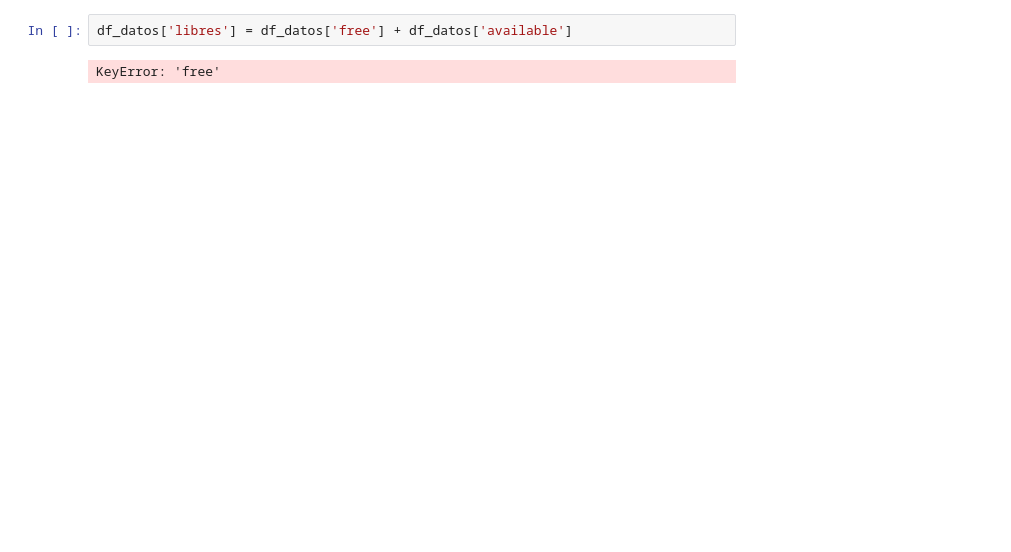
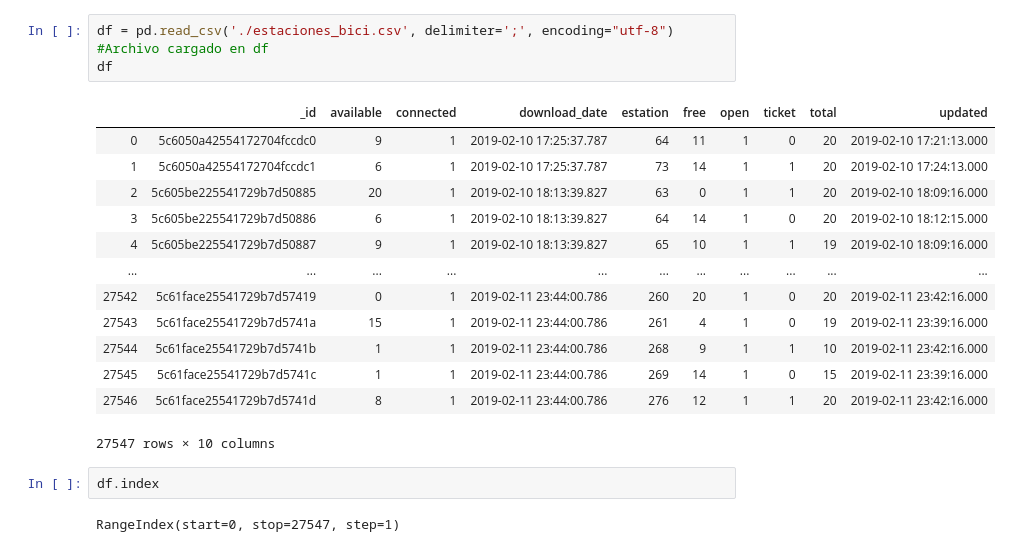
Before and after one commit to alexanderbasulto/master_iot, a Jupyter notebook: actividad_2/Actividad 2-Notebook-checkpoint.ipynb, the cells around one changed output. Saved outputs shown, nothing was run; the diff lists cells and outputs as text; blank space fills up the shorter version.

```diff
--- a/actividad_2/Actividad 2-Notebook-checkpoint.ipynb
+++ b/actividad_2/Actividad 2-Notebook-checkpoint.ipynb
@@ -49,4 +8,21 @@ df_datos                    #Data Frame creado para limpieza y consultas
-# %%
-df_datos['libres'] = df_datos['free'] + df_datos['available']
-# %% [output]
-KeyError: 'free'
+# %%
+df = pd.read_csv('./estaciones_bici.csv', delimiter=';', encoding="utf-8")    #Archivo cargado en df
+df
+# %% [output]
+|  | _id | available | connected | download_date | estation | free | open | ticket | total | updated |
+| 0 | 5c6050a42554172704fccdc0 | 9 | 1 | 2019-02-10 17:25:37.787 | 64 | 11 | 1 | 0 | 20 | 2019-02-10 17:21:13.000 |
+| 1 | 5c6050a42554172704fccdc1 | 6 | 1 | 2019-02-10 17:25:37.787 | 73 | 14 | 1 | 1 | 20 | 2019-02-10 17:24:13.000 |
+| 2 | 5c605be225541729b7d50885 | 20 | 1 | 2019-02-10 18:13:39.827 | 63 | 0 | 1 | 1 | 20 | 2019-02-10 18:09:16.000 |
+| 3 | 5c605be225541729b7d50886 | 6 | 1 | 2019-02-10 18:13:39.827 | 64 | 14 | 1 | 0 | 20 | 2019-02-10 18:12:15.000 |
+| 4 | 5c605be225541729b7d50887 | 9 | 1 | 2019-02-10 18:13:39.827 | 65 | 10 | 1 | 1 | 19 | 2019-02-10 18:09:16.000 |
+| ... | ... | ... | ... | ... | ... | ... | ... | ... | ... | ... |
+| 27542 | 5c61face25541729b7d57419 | 0 | 1 | 2019-02-11 23:44:00.786 | 260 | 20 | 1 | 0 | 20 | 2019-02-11 23:42:16.000 |
+| 27543 | 5c61face25541729b7d5741a | 15 | 1 | 2019-02-11 23:44:00.786 | 261 | 4 | 1 | 0 | 19 | 2019-02-11 23:39:16.000 |
+| 27544 | 5c61face25541729b7d5741b | 1 | 1 | 2019-02-11 23:44:00.786 | 268 | 9 | 1 | 1 | 10 | 2019-02-11 23:42:16.000 |
+| 27545 | 5c61face25541729b7d5741c | 1 | 1 | 2019-02-11 23:44:00.786 | 269 | 14 | 1 | 0 | 15 | 2019-02-11 23:39:16.000 |
+| 27546 | 5c61face25541729b7d5741d | 8 | 1 | 2019-02-11 23:44:00.786 | 276 | 12 | 1 | 1 | 20 | 2019-02-11 23:42:16.000 |
+27547 rows × 10 columns
+# %%
+df.index
+# %% [output]
+RangeIndex(start=0, stop=27547, step=1)
```
Also changed, not shown: parts of 13 cells of this notebook, 1 other file.
